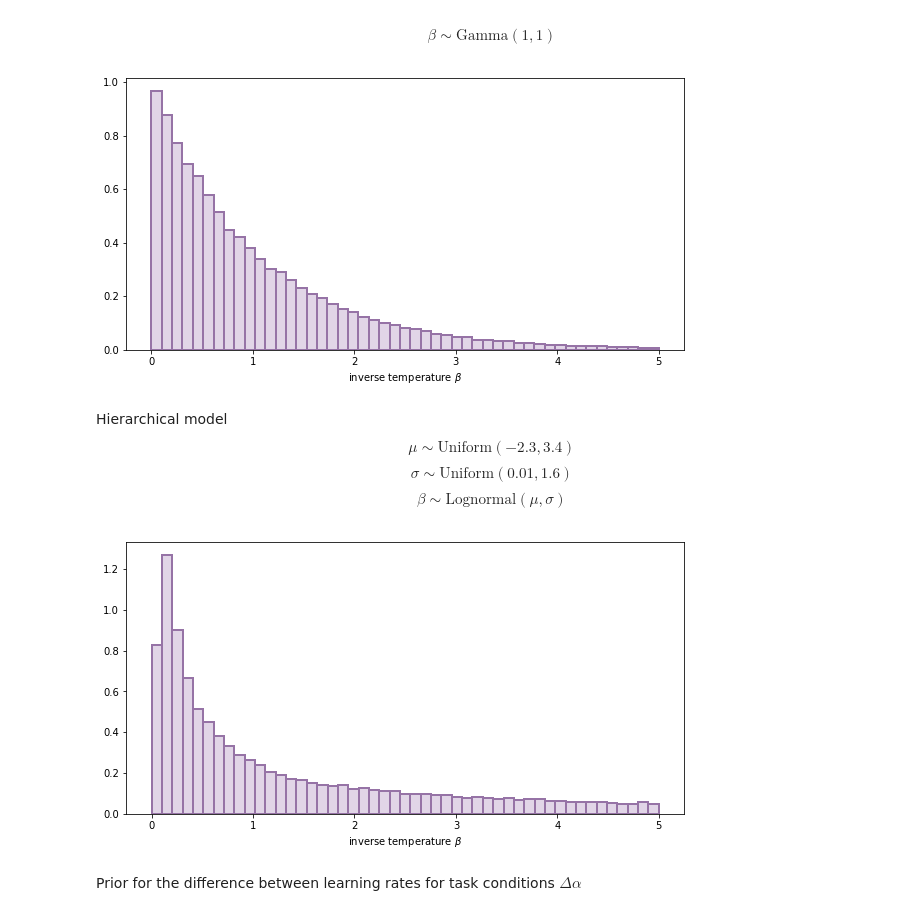
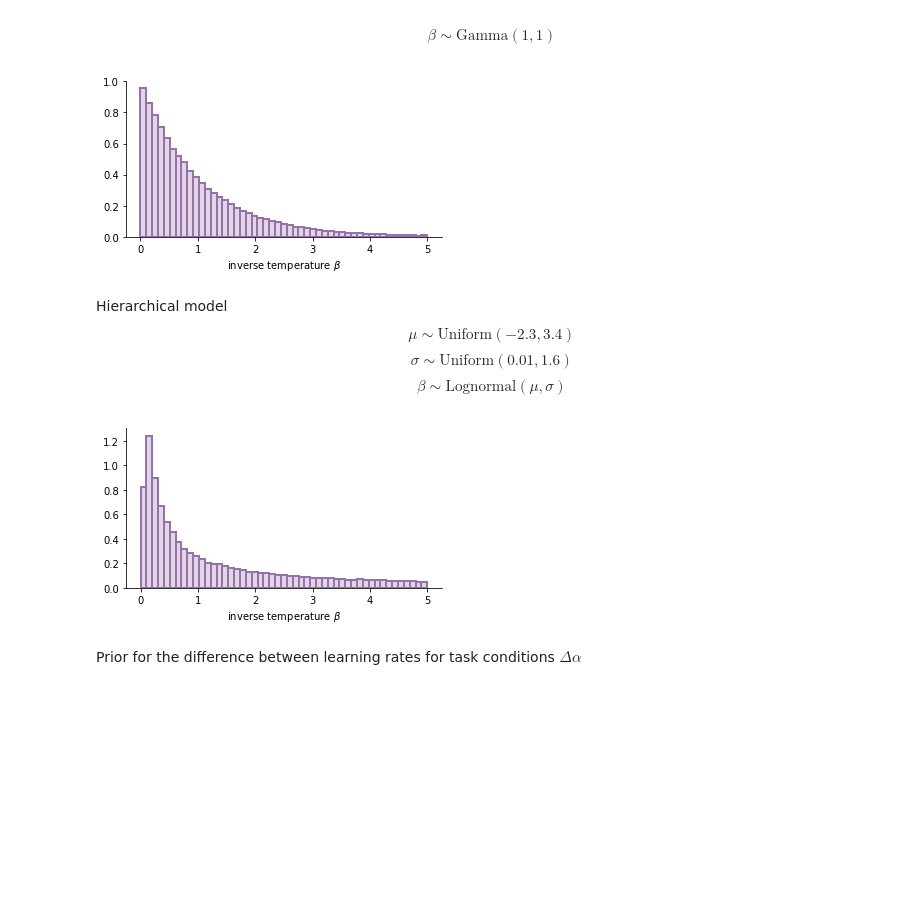
Before and after one commit to kbonna/decidenet, a Jupyter notebook: behavioral_analysis/dn_ba_06_beta_distribution.ipynb, the cells around one changed output. Saved outputs shown, nothing was run; the diff lists cells and outputs as text; code cells hidden in the pictures; blank space fills up the shorter version.

```diff
--- a/behavioral_analysis/dn_ba_06_beta_distribution_REF.ipynb
+++ b/behavioral_analysis/dn_ba_06_beta_distribution.ipynb
@@ -2,7 +2,10 @@
 import matplotlib.pyplot as plt
 import numpy as np
 
-plt.rcParams.update({'font.size': 20})
+plt.rcParams.update({
+    'font.size': 14,
+    'font.weight': 'light'
+})
 # %% [markdown]
 # Beta distribution parametrizations
 This section explores relation between different parametrizations of beta distribution.
@@ -132,14 +143,19 @@ $$\beta \sim \textrm{Gamma}(1, 1)$$
 # %%
 samples = np.random.gamma(shape=1, scale=1, size=N)
 
-fig, ax = plt.subplots(nrows=1, ncols=1, facecolor='w', figsize=(10, 5))
+fig, ax = plt.subplots(nrows=1, ncols=1, facecolor='w', figsize=(5, 3))
 
 ax.hist(samples, bins=np.linspace(0, 5, 50),
        **{key: hist_kwargs[key] for key in hist_kwargs if key != 'bins'});
 ax.set_xlabel("inverse temperature " + r"$\beta$")
-plt.show()
+
+ax.spines['right'].set_visible(False)
+ax.spines['top'].set_visible(False)
+plt.tight_layout()
+
+fig.savefig('figures/beta_prior.svg')
 # %% [output]
-[figure, old version]
+[figure, new version]
 # %% [markdown]
 Hierarchical model
 $$\mu \sim \textrm{Uniform}(-2.3, 3.4)$$
@@ -151,14 +167,17 @@ std = np.random.uniform(0.01, 1.6, N)
 
 samples = np.random.lognormal(mean=mu, sigma=std)
 
-fig, ax = plt.subplots(nrows=1, ncols=1, facecolor='w', figsize=(10, 5))
+fig, ax = plt.subplots(nrows=1, ncols=1, facecolor='w', figsize=(5, 3))
 
 ax.hist(samples, bins=np.linspace(0, 5, 50),
        **{key: hist_kwargs[key] for key in hist_kwargs if key != 'bins'});
 ax.set_xlabel("inverse temperature " + r"$\beta$")
-plt.show()
+
+ax.spines['right'].set_visible(False)
+ax.spines['top'].set_visible(False)
+plt.tight_layout()
 # %% [output]
-[figure, old version]
+[figure, new version]
 # %% [markdown]
 Prior for the difference between learning rates for task conditions $\Delta \alpha$
 # %%
```
Also changed, not shown: parts of 2 cells of this notebook, 7 other files.
